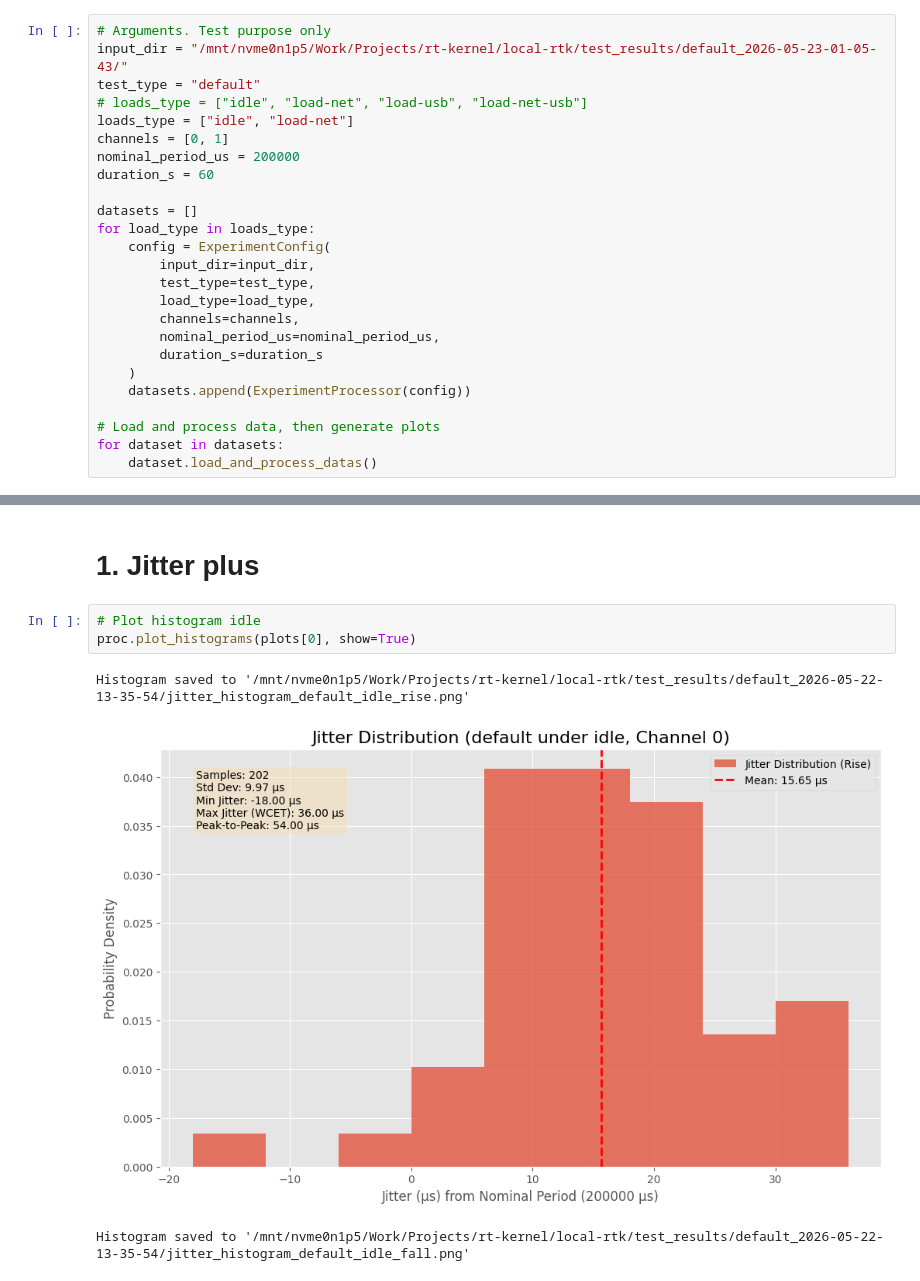
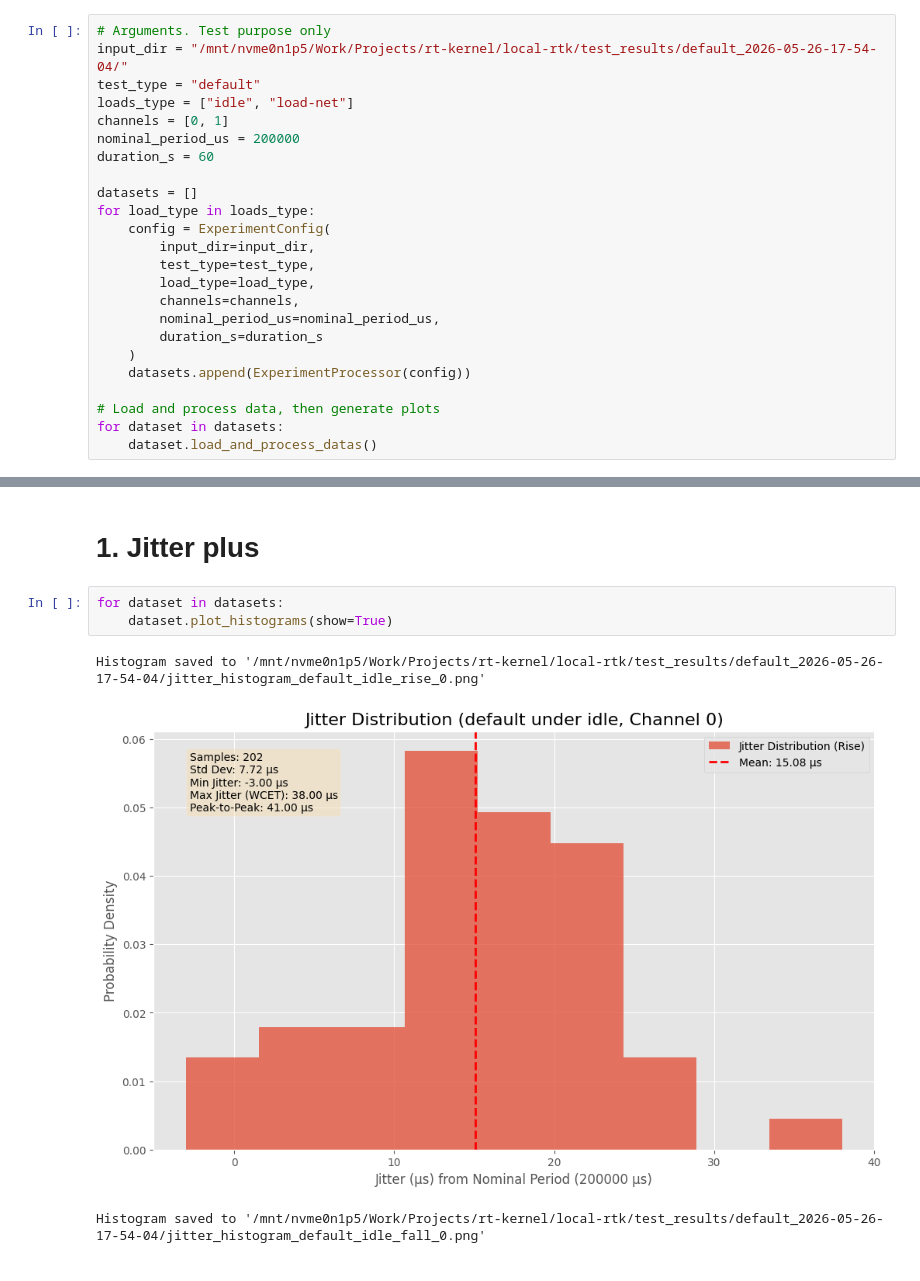
Before and after one commit to nickdante8/rt-kernel, a Jupyter notebook: local-rtk/processing/sandbox.ipynb, the cells around one changed output, grey strips where cells are left out. Drawn from its saved outputs; the diff is of its cells as text.

```diff
--- a/local-rtk/processing/sandbox.ipynb
+++ b/local-rtk/processing/sandbox.ipynb
@@ -41,9 +36,8 @@ Module experiment found in cache. Forcing reload...
 # 0. Inputs
 # %%
 # Arguments. Test purpose only
-input_dir = "/mnt/nvme0n1p5/Work/Projects/rt-kernel/local-rtk/test_results/default_2026-05-23-01-05-43/"
+input_dir = "/mnt/nvme0n1p5/Work/Projects/rt-kernel/local-rtk/test_results/default_2026-05-26-17-54-04/"
 test_type = "default"
-# loads_type = ["idle", "load-net", "load-usb", "load-net-usb"]
 loads_type = ["idle", "load-net"]
 channels = [0, 1]
 nominal_period_us = 200000
@@ -73,9 +66,9 @@ Error: The file '/mnt/nvme0n1p5/Work/Projects/rt-kernel/local-rtk/test_results/d
 # %% [markdown]
 # 1. Jitter plus
 # %%
-# Plot histogram idle
-proc.plot_histograms(plots[0], show=True)
+for dataset in datasets:
+    dataset.plot_histograms(show=True)
 # %% [output]
-Histogram saved to '/mnt/nvme0n1p5/Work/Projects/rt-kernel/local-rtk/test_results/default_2026-05-22-13-35-54/jitter_histogram_default_idle_rise.png'
+Histogram saved to '/mnt/nvme0n1p5/Work/Projects/rt-kernel/local-rtk/test_results/default_2026-05-26-17-54-04/jitter_histogram_default_idle_rise_0.png'
-[figure, old version]
+[figure, new version]
-Histogram saved to '/mnt/nvme0n1p5/Work/Projects/rt-kernel/local-rtk/test_results/default_2026-05-22-13-35-54/jitter_histogram_default_idle_fall.png'
+Histogram saved to '/mnt/nvme0n1p5/Work/Projects/rt-kernel/local-rtk/test_results/default_2026-05-26-17-54-04/jitter_histogram_default_idle_fall_0.png'
```
Also changed, not shown: parts of 8 cells of this notebook, 3 other files.
